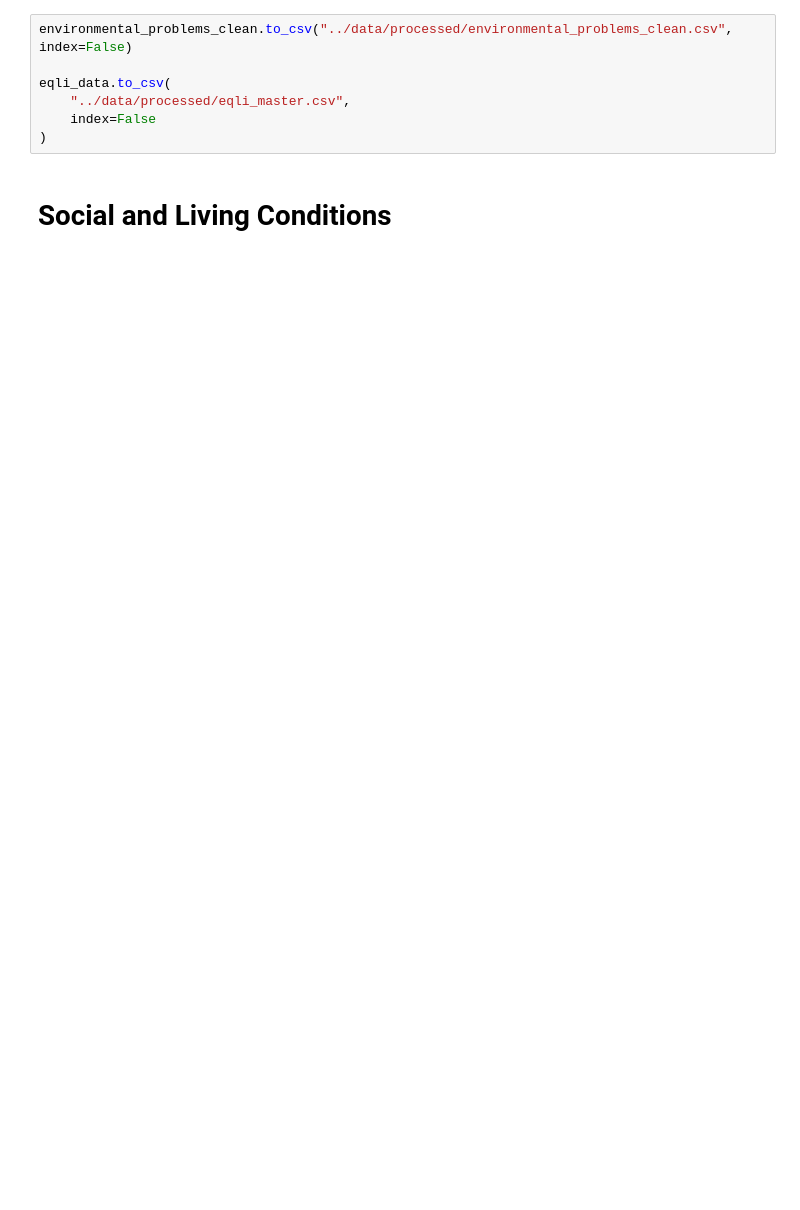
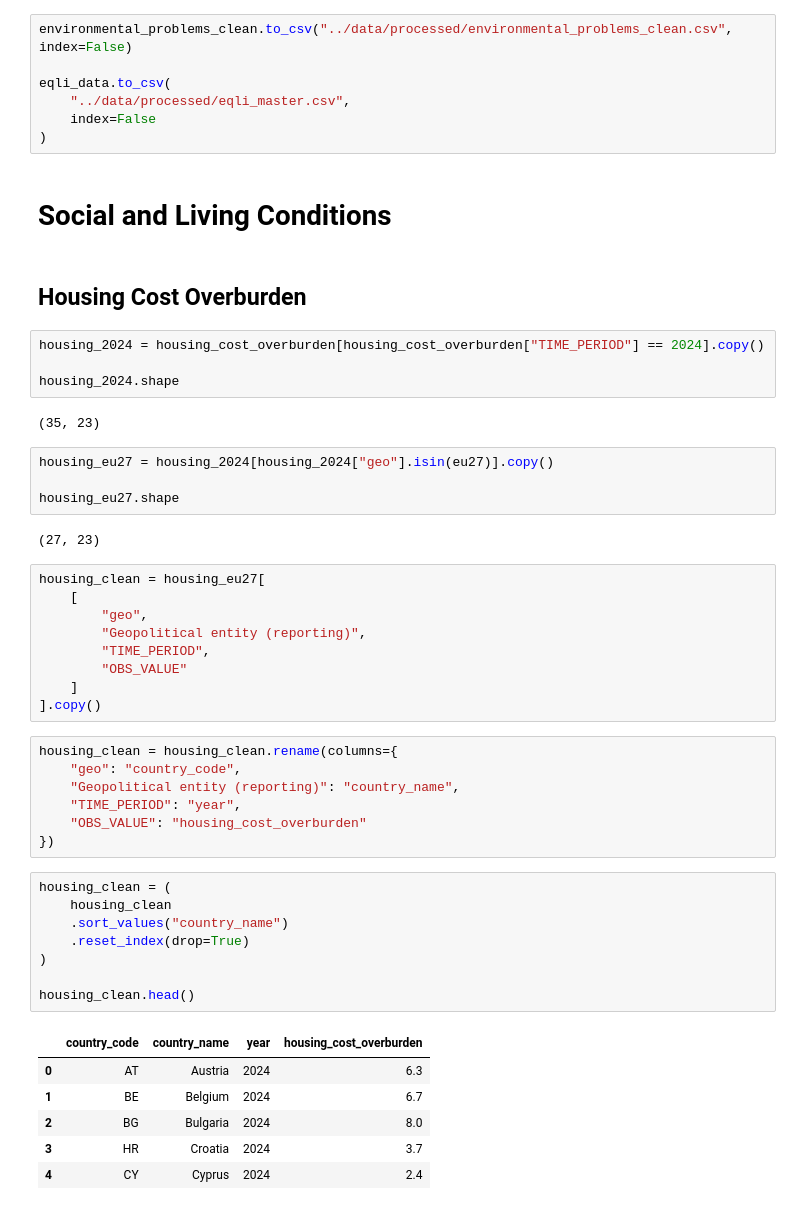
Before and after one commit to eljesam/DAV_Eljesa_Repeat, a Jupyter notebook: Notebooks/EQLI_analysis.ipynb, the cells around one changed output. Saved outputs shown, nothing was run; the diff lists cells and outputs as text; blank space fills up the shorter version.

```diff
--- a/Notebooks/EQLI_analysis.ipynb
+++ b/Notebooks/EQLI_analysis.ipynb
@@ -1268,3 +1268,48 @@ eqli_data.to_csv(
 )
 # %% [markdown]
 # Social and Living Conditions
+# %% [markdown]
+## Housing Cost Overburden
+# %%
+housing_2024 = housing_cost_overburden[housing_cost_overburden["TIME_PERIOD"] == 2024].copy()
+
+housing_2024.shape
+# %% [output]
+(35, 23)
+# %%
+housing_eu27 = housing_2024[housing_2024["geo"].isin(eu27)].copy()
+
+housing_eu27.shape
+# %% [output]
+(27, 23)
+# %%
+housing_clean = housing_eu27[
+    [
+        "geo",
+        "Geopolitical entity (reporting)",
+        "TIME_PERIOD",
+        "OBS_VALUE"
+    ]
+].copy()
+# %%
+housing_clean = housing_clean.rename(columns={
+    "geo": "country_code",
+    "Geopolitical entity (reporting)": "country_name",
+    "TIME_PERIOD": "year",
+    "OBS_VALUE": "housing_cost_overburden"
+})
+# %%
+housing_clean = (
+    housing_clean
+    .sort_values("country_name")
+    .reset_index(drop=True)
+)
+
+housing_clean.head()
+# %% [output]
+|  | country_code | country_name | year | housing_cost_overburden |
+| 0 | AT | Austria | 2024 | 6.3 |
+| 1 | BE | Belgium | 2024 | 6.7 |
+| 2 | BG | Bulgaria | 2024 | 8.0 |
+| 3 | HR | Croatia | 2024 | 3.7 |
+| 4 | CY | Cyprus | 2024 | 2.4 |
```
Also changed, not shown: parts of 29 cells of this notebook, 4 other files.
